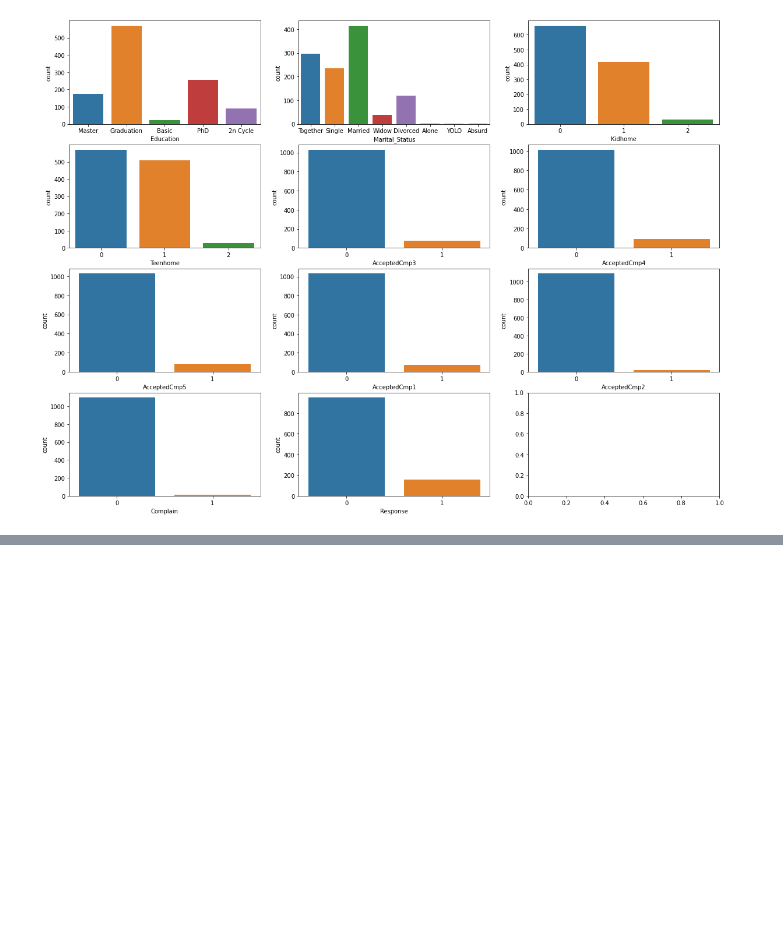
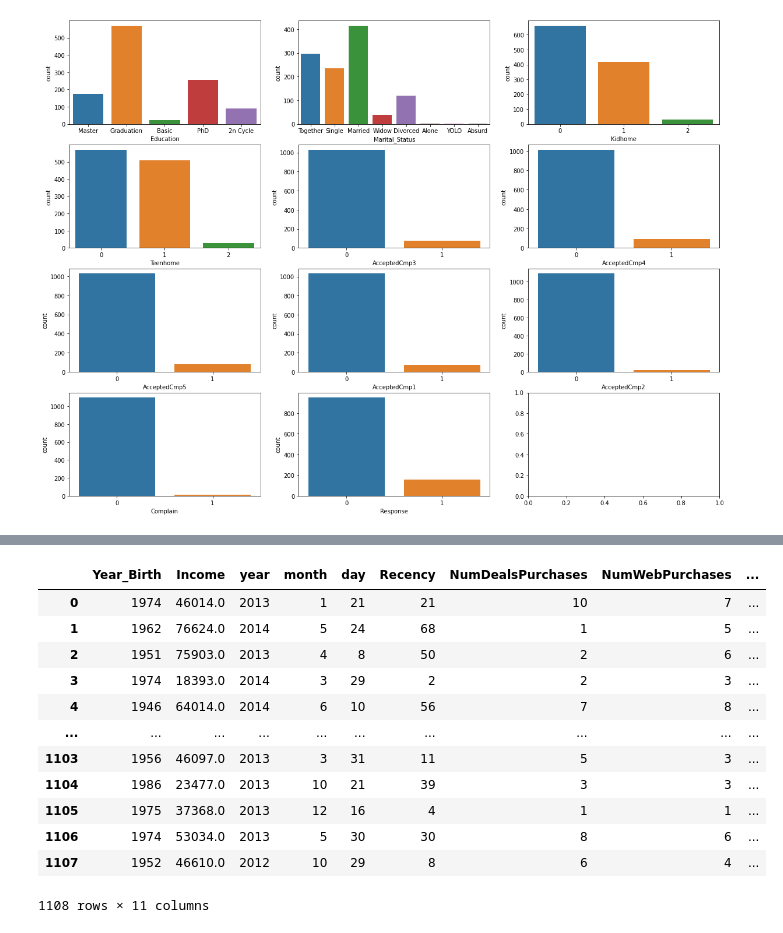
Before and after one commit to cheymingyu/Dacon_basic, a Jupyter notebook: consumption prediction/Consumer_EDA.ipynb, the cells around one changed output, grey strips where cells are left out. Saved outputs shown, nothing was run; the diff lists cells and outputs as text; code cells hidden in the pictures; blank space fills up the shorter version.

```diff
--- a/consumption prediction/Consumer_EDA.ipynb
+++ b/consumption prediction/Consumer_EDA.ipynb
@@ -116,0 +184,16 @@ plt.show()
+# %%
+train[quantitative]
+# %% [output]
+|  | Year_Birth | Income | year | month | day | Recency | NumDealsPurchases | NumWebPurchases | ... |
+| 0 | 1974 | 46014.0 | 2013 | 1 | 21 | 21 | 10 | 7 | ... |
+| 1 | 1962 | 76624.0 | 2014 | 5 | 24 | 68 | 1 | 5 | ... |
+| 2 | 1951 | 75903.0 | 2013 | 4 | 8 | 50 | 2 | 6 | ... |
+| 3 | 1974 | 18393.0 | 2014 | 3 | 29 | 2 | 2 | 3 | ... |
+| 4 | 1946 | 64014.0 | 2014 | 6 | 10 | 56 | 7 | 8 | ... |
+| ... | ... | ... | ... | ... | ... | ... | ... | ... | ... |
+| 1103 | 1956 | 46097.0 | 2013 | 3 | 31 | 11 | 5 | 3 | ... |
+| 1104 | 1986 | 23477.0 | 2013 | 10 | 21 | 39 | 3 | 3 | ... |
+| 1105 | 1975 | 37368.0 | 2013 | 12 | 16 | 4 | 1 | 1 | ... |
+| 1106 | 1974 | 53034.0 | 2013 | 5 | 30 | 30 | 8 | 6 | ... |
+| 1107 | 1952 | 46610.0 | 2012 | 10 | 29 | 8 | 6 | 4 | ... |
+1108 rows × 11 columns
```
Also changed, not shown: parts of 9 cells of this notebook.
